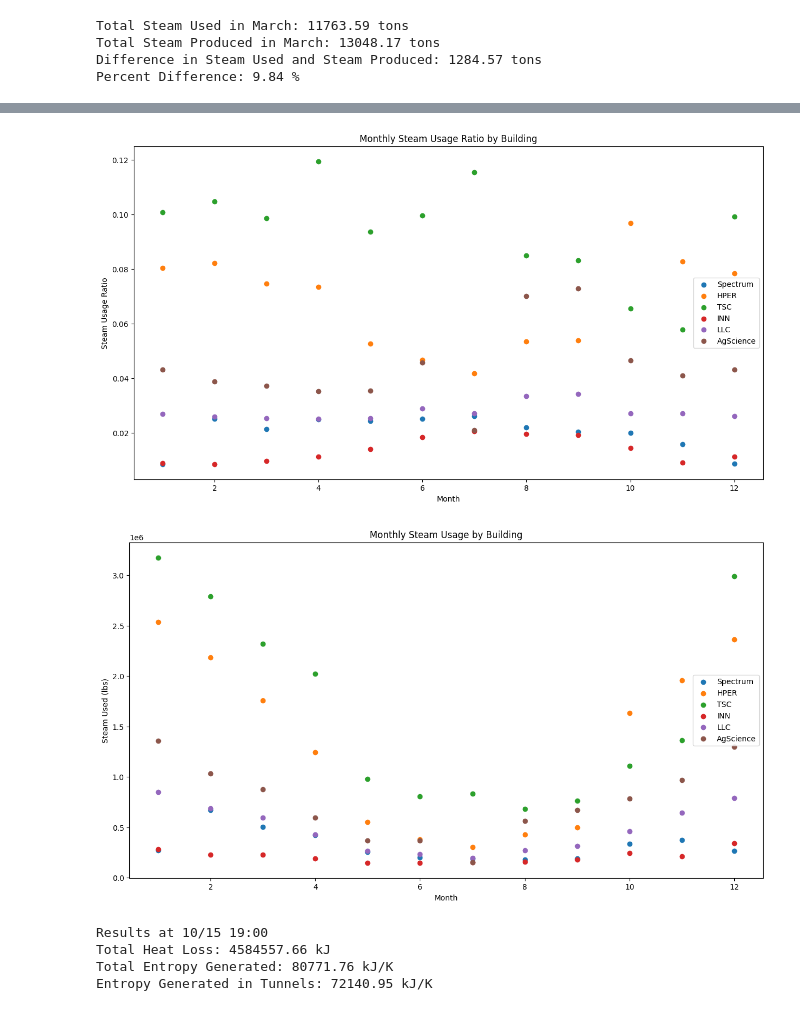
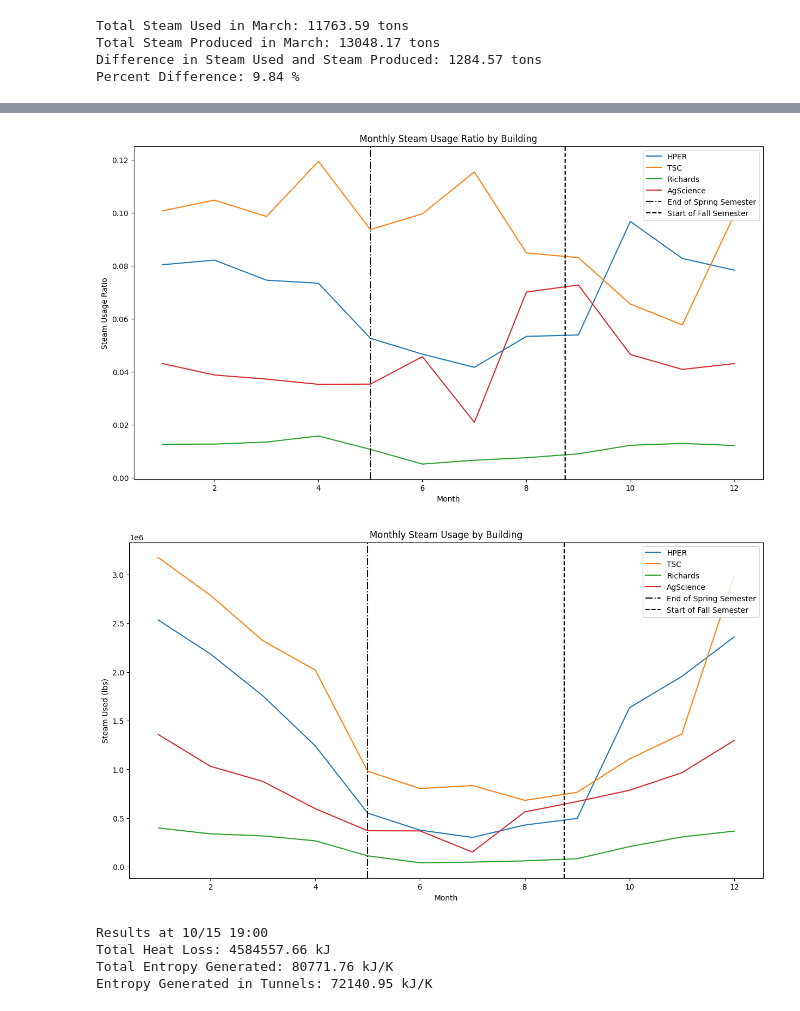
Before and after one commit to Jagardiner97/Campus-Steam-Distribution, a Jupyter notebook: steam-distribution.ipynb, the cells around one changed output, grey strips where cells are left out. Saved outputs shown, nothing was run; the diff lists cells and outputs as text; code cells hidden in the pictures.

Commit message:
updated figures and cleaned up code

```diff
--- a/steam-distribution.ipynb
+++ b/steam-distribution.ipynb
@@ -172,8 +172,8 @@ def heat_transferred(m_dot, h1, h2):
     return round(m_dot * (h2 - h1), 2)
 # %%
 # Plot heat transferred to each building in a given month
-month = 'Mar-24'
-month_name = 'March'
+month = 'Feb-24'
+month_name = 'February'
 monthly_steam = steam_usage[f'{month}'].values
 buildings = steam_usage['Building'].values
 
@@ -259,39 +274,53 @@ df_ratios.head()
 # %%
 # Plot the steam usage ratios for each building
-plot_indexes = [0, 1, 4, 8, 20, 47]
+plot_indexes = [1, 4, 22, 47]
 plots = []
 usage_plots = []
-plot_months = []
+plot_months = [i for i in range(1, 13)]
+names = []
 for index in plot_indexes:
-    plots.append([])
-    usage_plots.append([])
-for i in range(len(month_nums)):
-    for j in range(len(plot_indexes)):
-        plots[j].append(transposed_ratios[plot_indexes[j]][i])
-        usage_plots[j].append(transposed_usage[plot_indexes[j]][i+2])
+    plots.append([0,0,0,0,0,0,0,0,0,0,0,0])
+    usage_plots.append([0,0,0,0,0,0,0,0,0,0,0,0])
 for i in range(len(plot_indexes)):
-    plot_months.append(buildings[plot_indexes[i]])
+    idx = plot_indexes[i]
+    names.append(buildings[idx])
+    bldg_ratio = transposed_ratios[idx]
+    bldg_usage = transposed_usage[idx]
+    for j in range(len(month_nums)):
+        plots[i][month_nums[j]-1] = bldg_ratio[j]
+        usage_plots[i][month_nums[j]-1] = bldg_usage[j+2]
+
+# Make the plot
 plt.figure(figsize=(15, 8))
-for r in plots:
-    plt.scatter(month_nums, r)
+for r in range(len(plots)):
+    plt.plot(plot_months, plots[r], label=names[r])
+
+# Add vertical dashed lines at months 5 and 8
+plt.axvline(x=5, color='black', linestyle='-.', label='End of Spring Semester')
+plt.axvline(x=8.75, color='black', linestyle='--', label='Start of Fall Semester')
+
 plt.xlabel('Month')
 plt.ylabel('Steam Usage Ratio')
 plt.title('Monthly Steam Usage Ratio by Building')
-plt.legend(plot_months)
+plt.legend(loc='upper right')
 plt.show()
 # %% [output]
-[figure, old version]
+[figure, new version]
 # %%
 plt.figure(figsize=(15, 8))
-for r in usage_plots:
-    plt.scatter(month_nums, r)
+for r in range(len(usage_plots)):
+    plt.plot(plot_months, usage_plots[r], label=names[r])
+
+# Add vertical dashed lines at semester changes
+plt.axvline(x=5, color='black', linestyle='-.', label='End of Spring Semester')
+plt.axvline(x=8.75, color='black', linestyle='--', label='Start of Fall Semester')
 plt.xlabel('Month')
 plt.ylabel('Steam Used (lbs)')
 plt.title('Monthly Steam Usage by Building')
-plt.legend(plot_months)
+plt.legend(loc='upper right')
 plt.show()
 # %% [output]
-[figure, old version]
+[figure, new version]
 # %%
 # Functions for entropy calculations
 def specific_entropy(P, Q, fluid='Water'):
```
Also changed, not shown: parts of 6 cells of this notebook.
